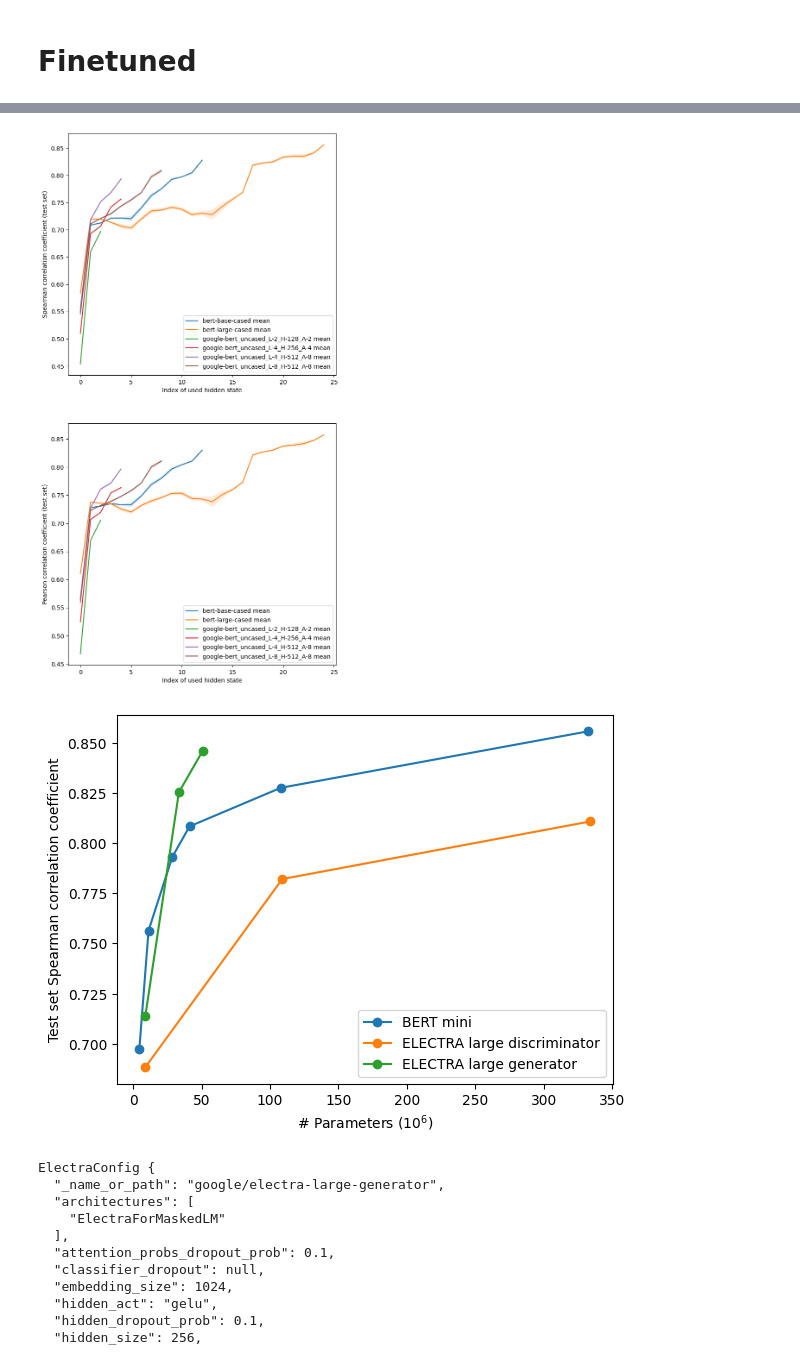
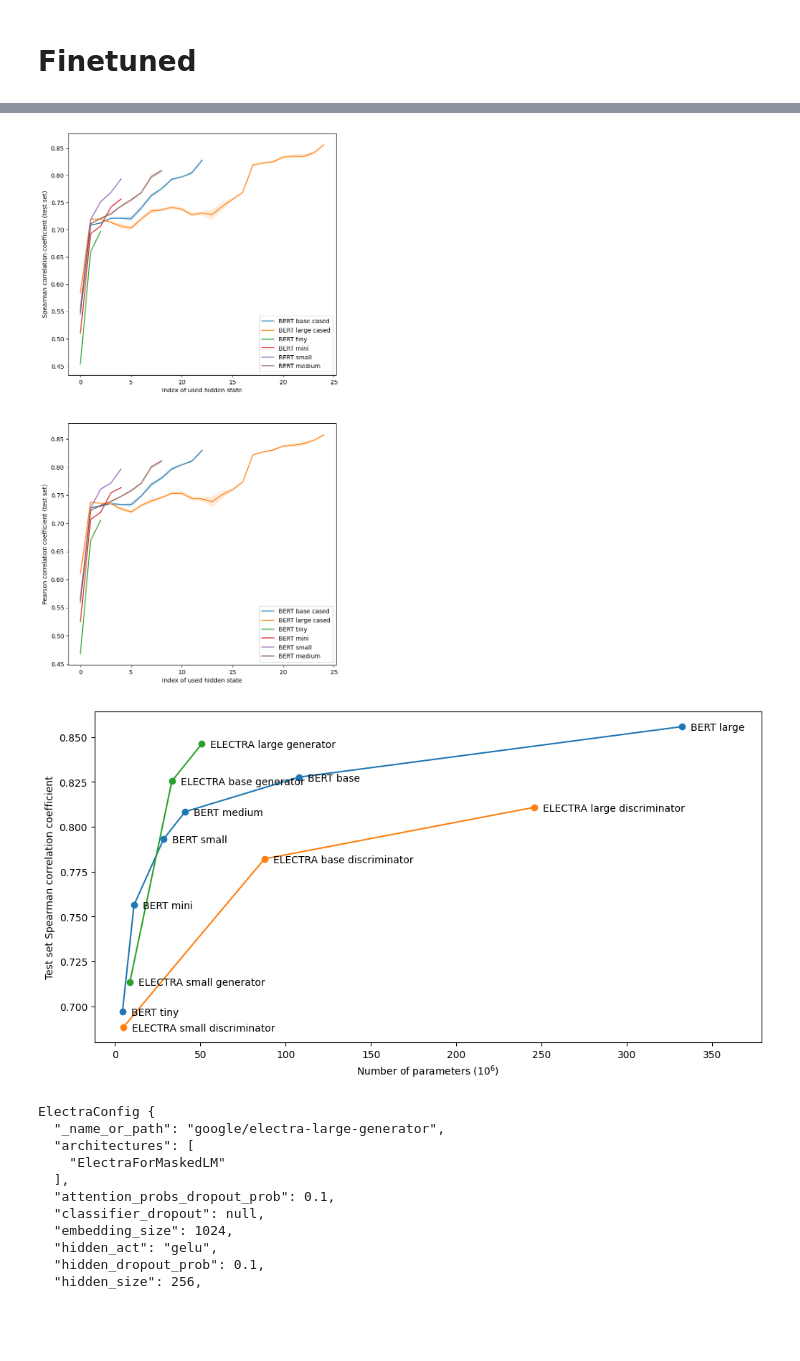
Before and after one commit to ir2718/similarity-embedding-quality, a Jupyter notebook: notebooks/comparison.ipynb, the cells around one changed output, grey strips where cells are left out. Cells and saved outputs as stored; diff of their text form; code cells hidden in the pictures; blank space fills up the shorter version.

Commit message:
update nb plots, update dapt

```diff
--- a/notebooks/comparison.ipynb
+++ b/notebooks/comparison.ipynb
@@ -144,16 +209,41 @@ plot_func(models)
 # %%
 models = [
-    ("bert-base-cased", ["mean"], 13, ["test_results"]),
-    ("bert-large-cased", ["mean"], 25, ["test_results"]),
-    ("google-bert_uncased_L-2_H-128_A-2", ["mean"], 3, ["test_results"]),
-    ("google-bert_uncased_L-4_H-256_A-4", ["mean"], 5, ["test_results"]),
-    ("google-bert_uncased_L-4_H-512_A-8", ["mean"], 5, ["test_results"]),
-    ("google-bert_uncased_L-8_H-512_A-8", ["mean"], 9, ["test_results"]),
+
+    ("bert-base-cased", ["mean"], 13,
+         [
+            ("test_results", "BERT base cased"),
+         ]
+    ),
+    ("bert-large-cased", ["mean"], 25,
+         [
+            ("test_results", "BERT large cased"),
+         ]
+    ),
+    ("google-bert_uncased_L-2_H-128_A-2", ["mean"], 3,
+        [
+            ("test_results", "BERT tiny"),
+         ]
+    ),
+    ("google-bert_uncased_L-4_H-256_A-4", ["mean"], 5,
+        [
+            ("test_results", "BERT mini"),
+         ]
+    ),
+    ("google-bert_uncased_L-4_H-512_A-8", ["mean"], 5,
+        [
+            ("test_results", "BERT small"),
+         ]
+    ),
+    ("google-bert_uncased_L-8_H-512_A-8", ["mean"], 9,
+        [
+            ("test_results", "BERT medium"),
+         ]
+    ),
 ]
 
 plot_func(models)
 # %% [output]
-[figure, old version]
+[figure, new version]
 # %%
 from transformers import AutoModel
 from tqdm import tqdm
@@ -182,39 +272,42 @@ models = [
 ]
 
 def count_params(model, i):
     x = torch.tensor(0.)
     for p in model.embeddings.parameters():
         x += torch.prod(torch.tensor(p.shape))
     if i > 0:
         for p in model.encoder.layer[:i].parameters():
             x += torch.prod(torch.tensor(p.shape))
     return x/10**6
 
+plt.figure(figsize=(12, 6))
 for f in models:
     spearman, parameters = [], []
     for m in tqdm(f):
         means = []
         name = m[0] if "google" not in m[0] else m[0].replace("google-", "google/")
         model = AutoModel.from_pretrained(name)
         for i in range(m[1]):
             params = count_params(model, i)
             res = json.load(open(f"../output/{m[0]}/mean/{i}_to_{i+1}/test_results.json"))
             means.append([res["mean_cosine_spearman_test"], params])
-        means = np.array(means)
-        means.sort(axis=0)
+        means = np.array(sorted(means, key=lambda x: x[0]))
         x, y = means[::-1, :][0]
         spearman.append(x)
         parameters.append(y)
+        plt.annotate(m[2], (y+5, x-0.002))
+
     means_ = np.array([spearman, parameters]).T
     means_.sort(axis=0)
 
-    plt.plot(means_[:,1], means_[:,0], "-o", label=m[2])
-    plt.xlabel("# Parameters ($10^6$)")
+    plt.plot(means_[:,1], means_[:,0], "-o")
+    plt.xlim([plt.xlim()[0], plt.xlim()[1]+10])
+    #plt.ylim([plt.ylim()[0]-0.007, plt.ylim()[1]])
+    plt.xlabel("Number of parameters ($10^6$)")
     plt.ylabel("Test set Spearman correlation coefficient")
-plt.legend()
 plt.show()
 # %% [output]
-[figure, old version]
+[figure, new version]
 # %%
 def count_params(model, i):
     x = torch.tensor(0.)
```
Also changed, not shown: parts of 11 cells of this notebook, 1 other file.
